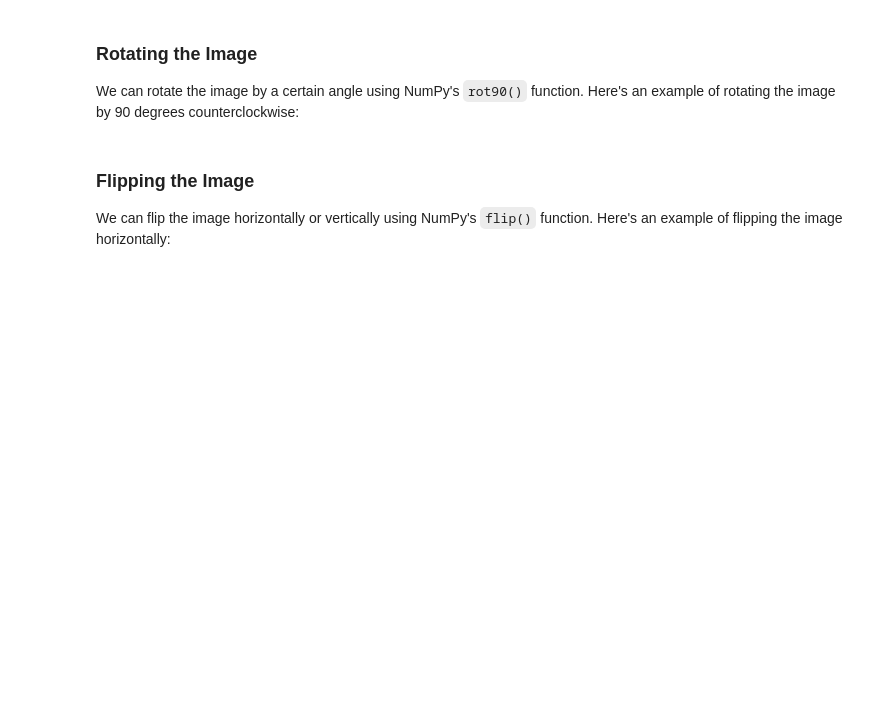
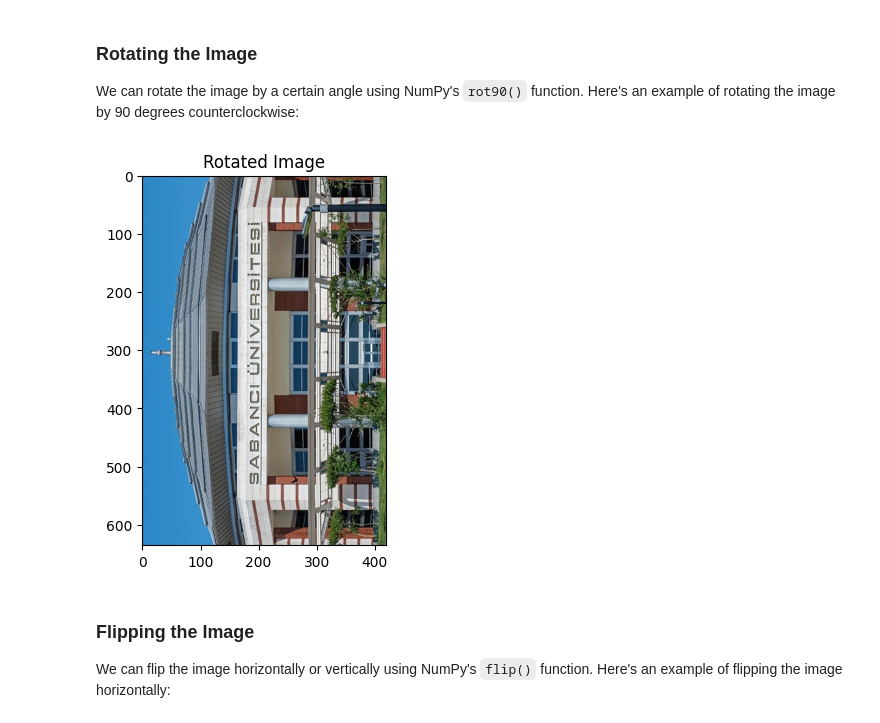
Before and after one commit to KouroshKSH/Tutorials, a Jupyter notebook: NumPy/image_processing_numpy.ipynb, the cells around one changed output. Cells and saved outputs as stored; diff of their text form; code cells hidden in the pictures; blank space fills up the shorter version.

```diff
--- a/NumPy/image_processing_numpy.ipynb
+++ b/NumPy/image_processing_numpy.ipynb
@@ -103,6 +110,12 @@ We can rotate the image by a certain angle using NumPy's `rot90()` function. Her
 # %%
 # One CCW rotations requires 'k' to be set to 1
 rotated_image = np.rot90(image, k = 1)
+plt.imshow(rotated_image)
+plt.axis('on')
+plt.title('Rotated Image')
+plt.show()
+# %% [output]
+[figure, added]
 # %% [markdown]
 ### Flipping the Image
 We can flip the image horizontally or vertically using NumPy's `flip()` function. Here's an example of flipping the image horizontally:
```
Also changed, not shown: parts of 14 cells of this notebook.
